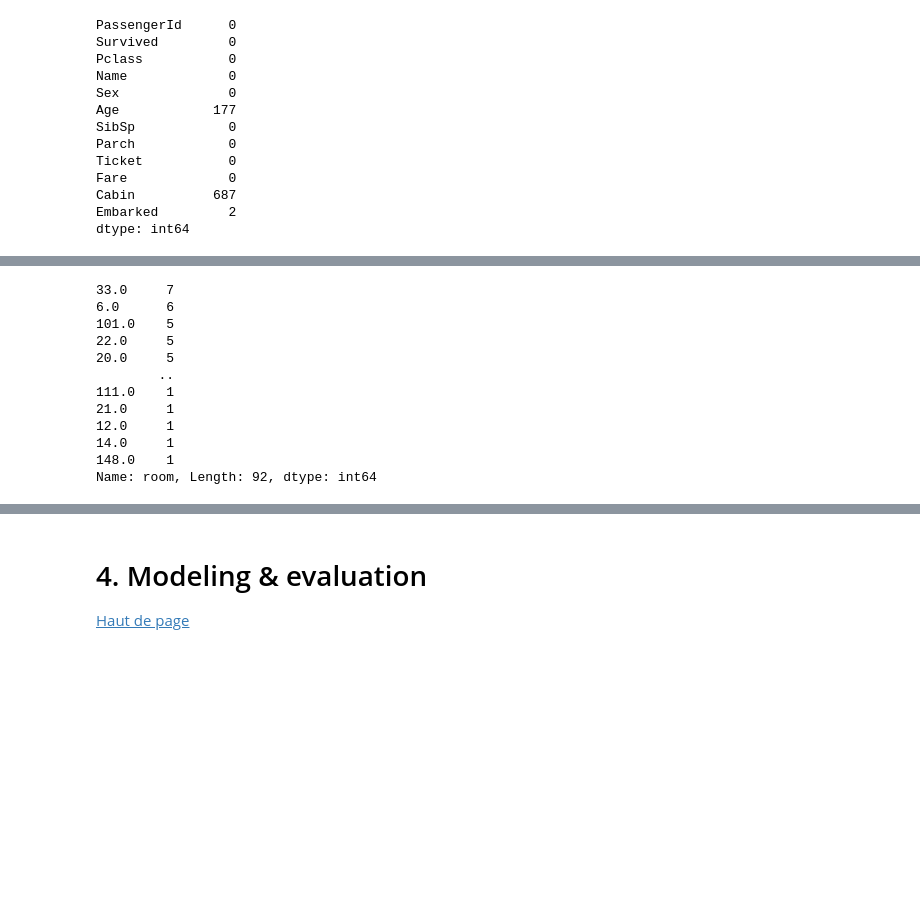
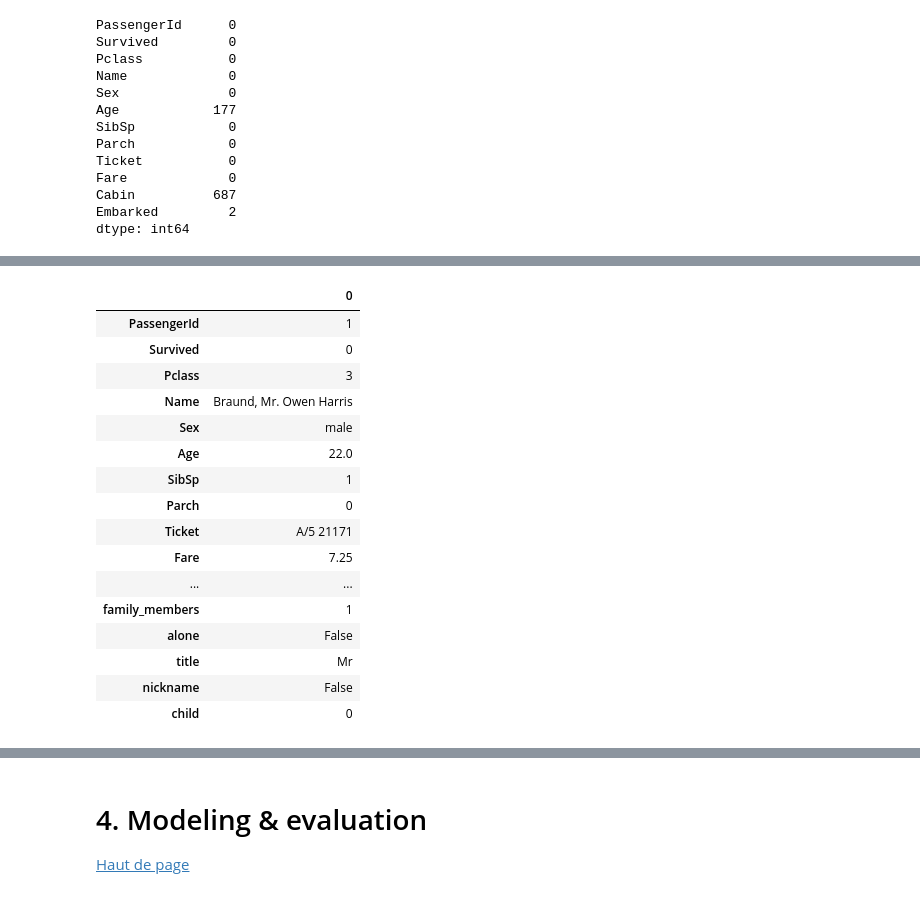
Before and after one commit to dghr7/kaggle-titanic, a Jupyter notebook: main_titanic.ipynb, the cells around one changed output, grey strips where cells are left out. Saved outputs shown, nothing was run; the diff lists cells and outputs as text; code cells hidden in the pictures; blank space fills up the shorter version.

```diff
--- a/main_titanic.ipynb
+++ b/main_titanic.ipynb
@@ -342,24 +346,28 @@ def feature_engineering(df):
     return df
 # %%
 df = feature_engineering(df)
-# %%
-df["room"].value_counts()
-# %% [output]
-33.0     7
-6.0      6
-101.0    5
-22.0     5
-20.0     5
-        ..
-111.0    1
-21.0     1
-12.0     1
-14.0     1
-148.0    1
-Name: room, Length: 92, dtype: int64
 # %%
 # sorted(df['ticket_prefix'].unique().tolist(), reverse = True)
 # df['ticket_prefix'].value_counts().sort_index()
+df.head(1).T
+# %% [output]
+|  | 0 |
+| PassengerId | 1 |
+| Survived | 0 |
+| Pclass | 3 |
+| Name | Braund, Mr. Owen Harris |
+| Sex | male |
+| Age | 22.0 |
+| SibSp | 1 |
+| Parch | 0 |
+| Ticket | A/5 21171 |
+| Fare | 7.25 |
+| ... | ... |
+| family_members | 1 |
+| alone | False |
+| title | Mr |
+| nickname | False |
+| child | 0 |
 # %%
 cat_cols = ['Sex'
             , 'Embarked'
```
Also changed, not shown: parts of 35 cells of this notebook, 1 other file.
